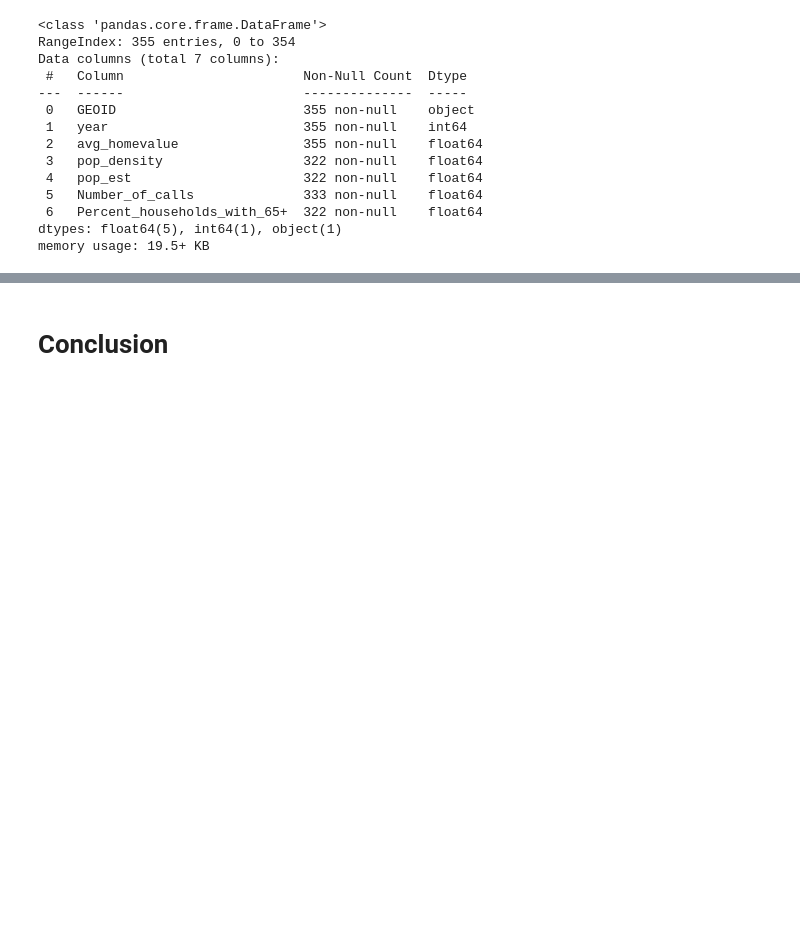
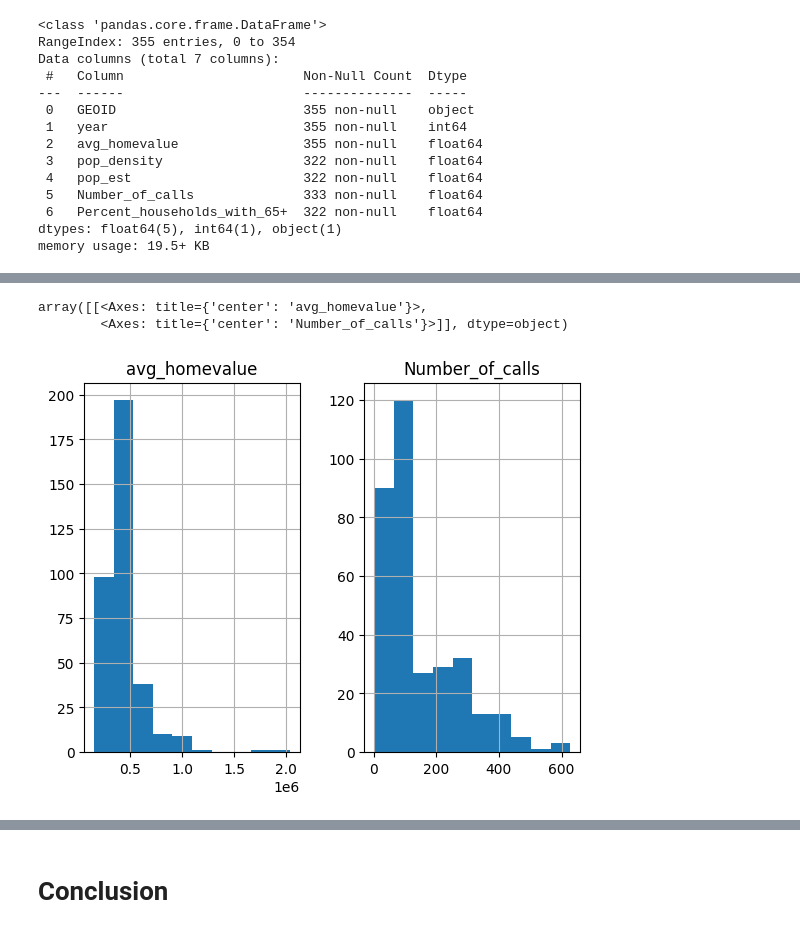
Before and after one commit to jordanlauritzen2/CRFR_Sp24_Project, a Jupyter notebook: CRFR_notebook.ipynb, the cells around one changed output, grey strips where cells are left out. Cells and saved outputs as stored; diff of their text form; code cells hidden in the pictures; blank space fills up the shorter version.

```diff
--- a/CRFR_notebook.ipynb
+++ b/CRFR_notebook.ipynb
@@ -784,0 +892,7 @@ fig.show()
+# %%
+# Histograms of data not transformed
+ahv_df.hist()
+# %% [output]
+array([[<Axes: title={'center': 'avg_homevalue'}>,
+        <Axes: title={'center': 'Number_of_calls'}>]], dtype=object)
+[figure, added]
```
Also changed, not shown: parts of 81 cells of this notebook.
